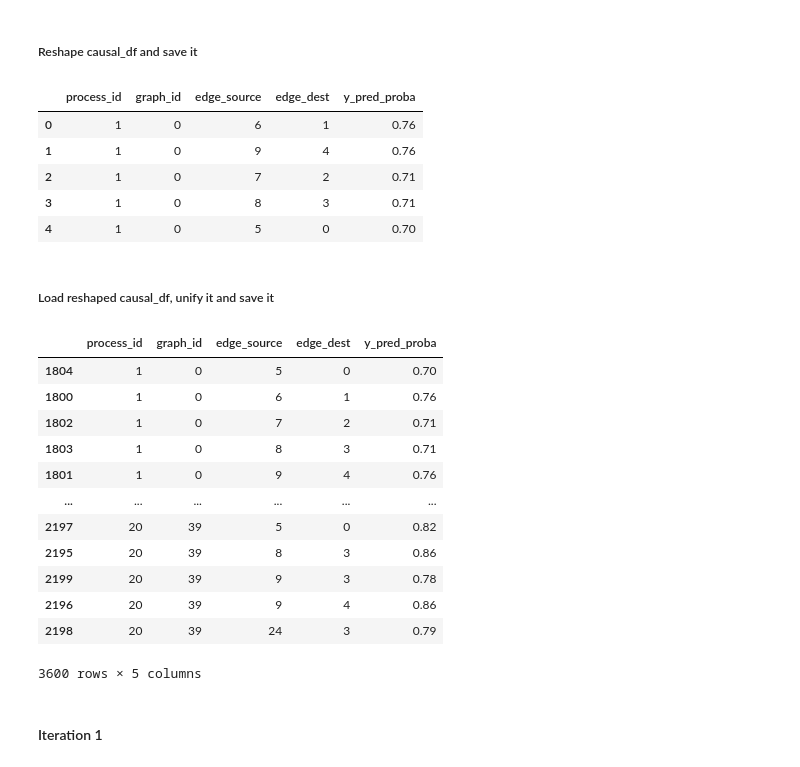
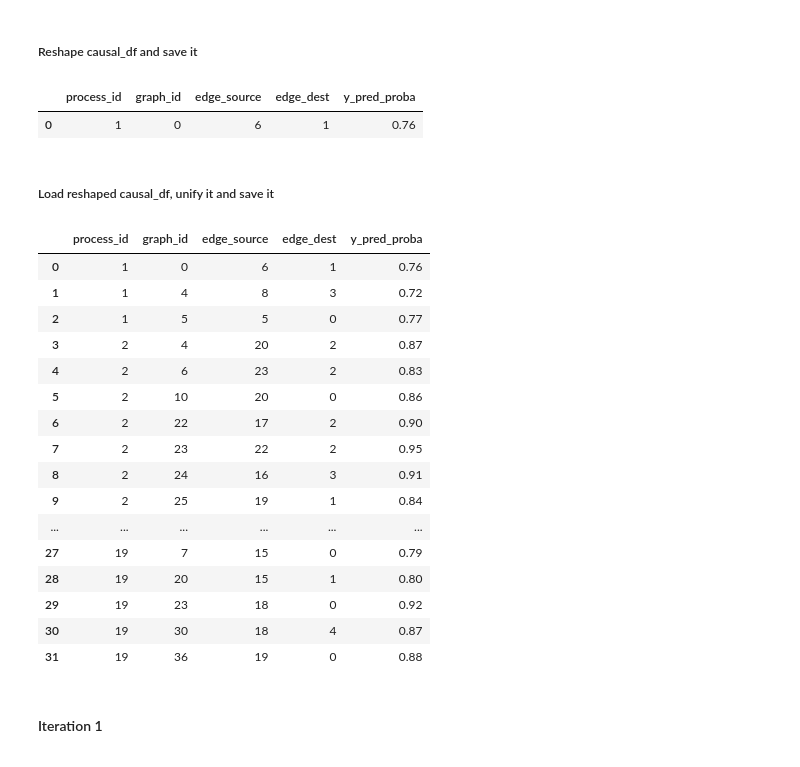
Before and after one commit to jacopoUCL/td2c, a Jupyter notebook: notebooks/contributions/td2c_extesions/IterativeTD2C.ipynb, the cells around one changed output. Cells and saved outputs as stored; diff of their text form; code cells hidden in the pictures.

```diff
--- a/notebooks/contributions/td2c_extesions/IterativeTD2C.ipynb
+++ b/notebooks/contributions/td2c_extesions/IterativeTD2C.ipynb
@@ -2653,7 +2653,7 @@ plt.show()
 #### Step 0
 # %%
 # set k
-k = 5
+k = 1
 # %% [markdown]
 ##### Data Generation
 # %%
@@ -2889,55 +2889,66 @@ causal_df[1][0]
 # %% [output]
 |  | process_id | graph_id | edge_source | edge_dest | y_pred_proba |
 | 0 | 1 | 0 | 6 | 1 | 0.76 |
-| 1 | 1 | 0 | 9 | 4 | 0.76 |
-| 2 | 1 | 0 | 7 | 2 | 0.71 |
-| 3 | 1 | 0 | 8 | 3 | 0.71 |
-| 4 | 1 | 0 | 5 | 0 | 0.70 |
 # %% [markdown]
 ##### Load reshaped causal_df, unify it and save it
 # %%
 # load causal_df
 input_folder = '/home/jpalombarini/td2c/notebooks/contributions/td2c_extesions/results/Regression/journals/iterative/initial/'
 
 with open(os.path.join(input_folder, f'causal_df_top_{k}_td2c_R_N5.pkl'), 'rb') as f:
     causal_df = pickle.load(f)
 
 # create a dataframe with all the causal_df
 dfs = []
 for process_id, process_data in causal_df.items():
     for graph_id, graph_data in process_data.items():
         dfs.append(graph_data)
 
 causal_df_unif = pd.concat(dfs, axis=0).reset_index(drop=True)
 
 # sort in ascending order by process_id, graph_id, edge_source and edge_dest
 causal_df_unif.sort_values(by=['process_id', 'graph_id', 'edge_source', 'edge_dest'], inplace=True)
 
+# possible to insert that a couple must be present for all processes or for a certain percentage of processes (2/3)
+
+# unique of causal_df_unif for couples of edge_source and edge_dest
+causal_df_unif = causal_df_unif.drop_duplicates(subset=['edge_source', 'edge_dest'])
+
+# drop rows with y_pred_proba < 0.7
+causal_df_unif = causal_df_unif[causal_df_unif['y_pred_proba'] >= 0.7]
+
+# index reset
+causal_df_unif.reset_index(drop=True, inplace=True)
+
 # save the causal_df as a pkl file alone
 output_folder = '/home/jpalombarini/td2c/notebooks/contributions/td2c_extesions/results/Regression/journals/iterative/initial/'
 
 # Create the folder if it doesn't exist
 if not os.path.exists(output_folder):
     os.makedirs(output_folder)
 
 with open(os.path.join(output_folder, f'causal_df_top_{k}_td2c_R_N5_unified.pkl'), 'wb') as f:
     pickle.dump(causal_df_unif, f)
 
 causal_df_unif
 # %% [output]
 |  | process_id | graph_id | edge_source | edge_dest | y_pred_proba |
-| 1804 | 1 | 0 | 5 | 0 | 0.70 |
-| 1800 | 1 | 0 | 6 | 1 | 0.76 |
-| 1802 | 1 | 0 | 7 | 2 | 0.71 |
-| 1803 | 1 | 0 | 8 | 3 | 0.71 |
-| 1801 | 1 | 0 | 9 | 4 | 0.76 |
+| 0 | 1 | 0 | 6 | 1 | 0.76 |
+| 1 | 1 | 4 | 8 | 3 | 0.72 |
+| 2 | 1 | 5 | 5 | 0 | 0.77 |
+| 3 | 2 | 4 | 20 | 2 | 0.87 |
+| 4 | 2 | 6 | 23 | 2 | 0.83 |
+| 5 | 2 | 10 | 20 | 0 | 0.86 |
+| 6 | 2 | 22 | 17 | 2 | 0.90 |
+| 7 | 2 | 23 | 22 | 2 | 0.95 |
+| 8 | 2 | 24 | 16 | 3 | 0.91 |
+| 9 | 2 | 25 | 19 | 1 | 0.84 |
 | ... | ... | ... | ... | ... | ... |
-| 2197 | 20 | 39 | 5 | 0 | 0.82 |
-| 2195 | 20 | 39 | 8 | 3 | 0.86 |
-| 2199 | 20 | 39 | 9 | 3 | 0.78 |
-| 2196 | 20 | 39 | 9 | 4 | 0.86 |
-| 2198 | 20 | 39 | 24 | 3 | 0.79 |
+| 27 | 19 | 7 | 15 | 0 | 0.79 |
+| 28 | 19 | 20 | 15 | 1 | 0.80 |
+| 29 | 19 | 23 | 18 | 0 | 0.92 |
+| 30 | 19 | 30 | 18 | 4 | 0.87 |
+| 31 | 19 | 36 | 19 | 0 | 0.88 |
-3600 rows × 5 columns
 # %% [markdown]
 #### Iteration 1
 # %%
```
Also changed, not shown: parts of 4 cells of this notebook.
